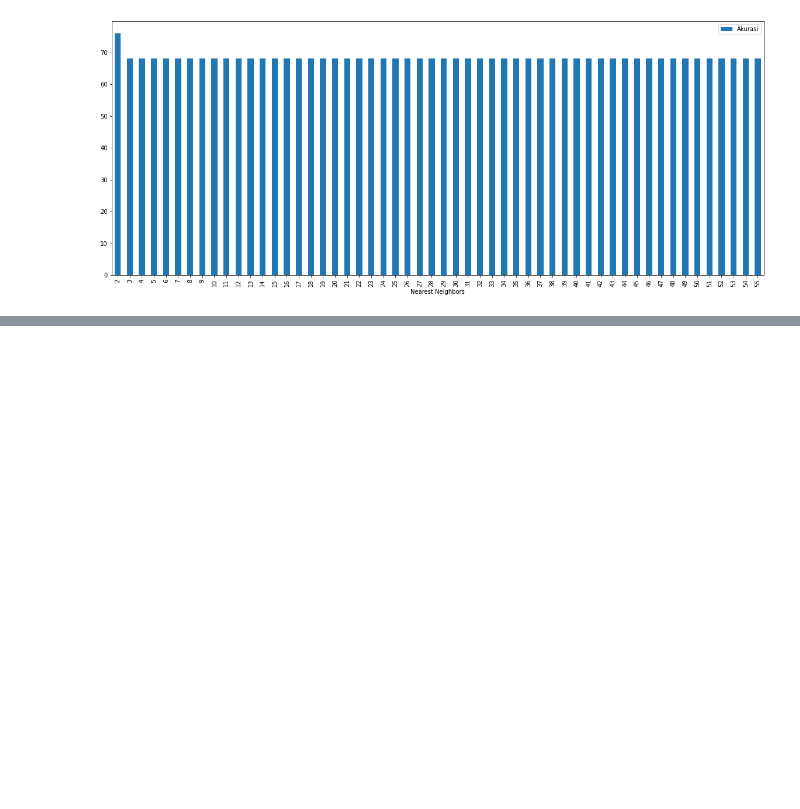
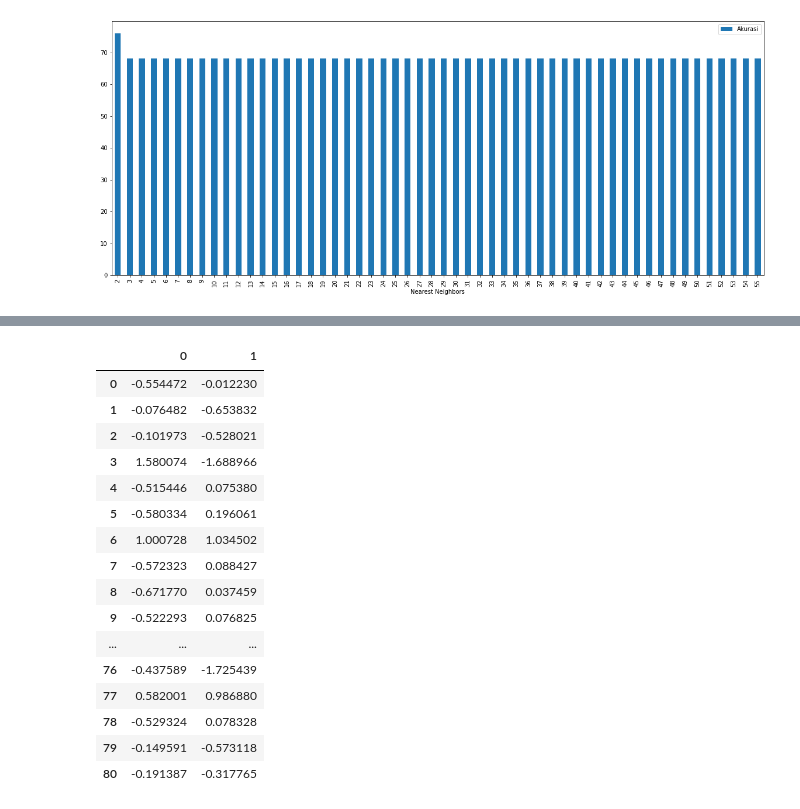
Before and after one commit to smilesense/Web-Mining, a Jupyter notebook: _sources/notebooks.ipynb, the cells around one changed output, grey strips where cells are left out. Cells and saved outputs as stored; diff of their text form; code cells hidden in the pictures; blank space fills up the shorter version.

```diff
--- a/_sources/notebooks.ipynb
+++ b/_sources/notebooks.ipynb
@@ -538,0 +577,26 @@ df5.plot.bar(x='Nearest Neighbors',y='Akurasi',figsize=(20, 8))
+# %%
+from sklearn.decomposition import PCA
+df_fcluster = df4.drop(labels=['Label', 'User', 'Tweet'], axis=1)
+# df_fcluster
+pca = PCA(n_components=2)
+df_fcluster = pca.fit_transform(df_fcluster)
+df_fclusters = pd.DataFrame(df_fcluster)
+df_fclusters
+# %% [output]
+|  | 0 | 1 |
+| 0 | -0.554472 | -0.012230 |
+| 1 | -0.076482 | -0.653832 |
+| 2 | -0.101973 | -0.528021 |
+| 3 | 1.580074 | -1.688966 |
+| 4 | -0.515446 | 0.075380 |
+| 5 | -0.580334 | 0.196061 |
+| 6 | 1.000728 | 1.034502 |
+| 7 | -0.572323 | 0.088427 |
+| 8 | -0.671770 | 0.037459 |
+| 9 | -0.522293 | 0.076825 |
+| ... | ... | ... |
+| 76 | -0.437589 | -1.725439 |
+| 77 | 0.582001 | 0.986880 |
+| 78 | -0.529324 | 0.078328 |
+| 79 | -0.149591 | -0.573118 |
+| 80 | -0.191387 | -0.317765 |
```
Also changed, not shown: parts of 15 cells of this notebook, 6 other files.
